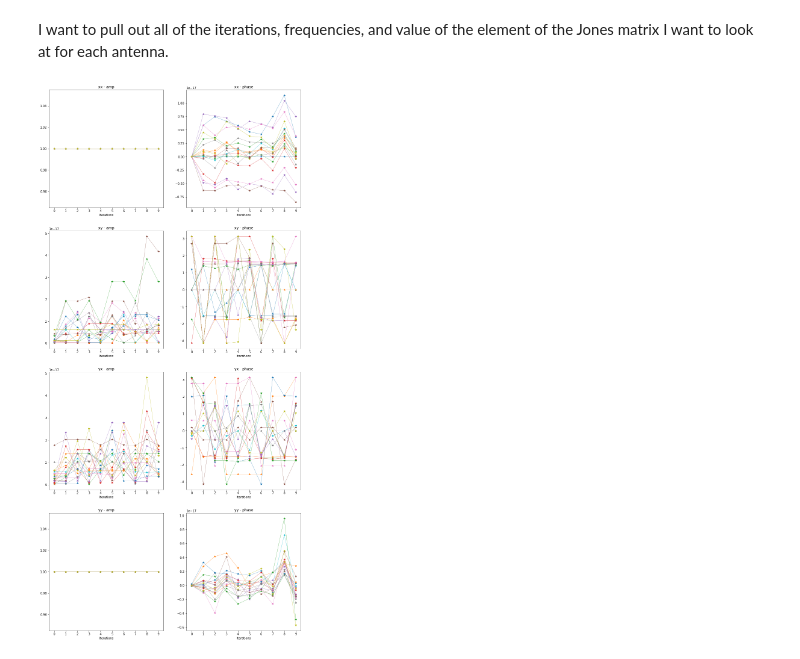
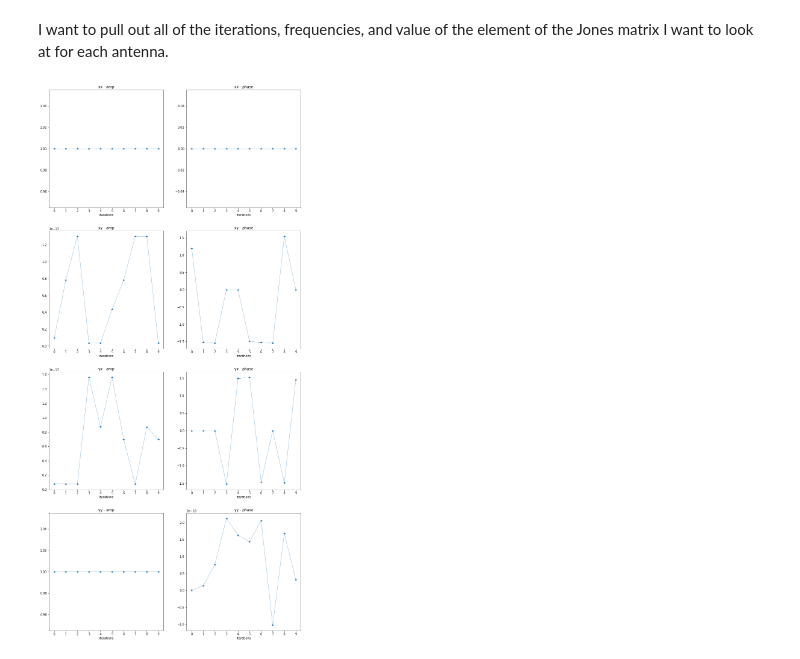
Before and after one commit to UPennEoR/plimpy, a Jupyter notebook: PolarizedCalibration/TestSmirnovCal.ipynb, the cells around one changed output. Drawn from its saved outputs; the diff is of its cells as text; code cells hidden in the pictures.

```diff
--- a/PolarizedCalibration/TestSmirnovCal.ipynb
+++ b/PolarizedCalibration/TestSmirnovCal.ipynb
@@ -174,6 +185,6 @@ plt.plot(np.angle(result_124[0,:124,1,1,:]));
 # %% [markdown]
 I want to pull out all of the iterations, frequencies, and value of the element of the Jones matrix I want to look at for each antenna.
 # %%
-cal_plotter(result_124, freq=123)
+cal_plotter(result_124, freq=123, ant=0)
 # %% [output]
-[figure, old version]
+[figure, new version]
```
Also changed, not shown: parts of 5 cells of this notebook.
